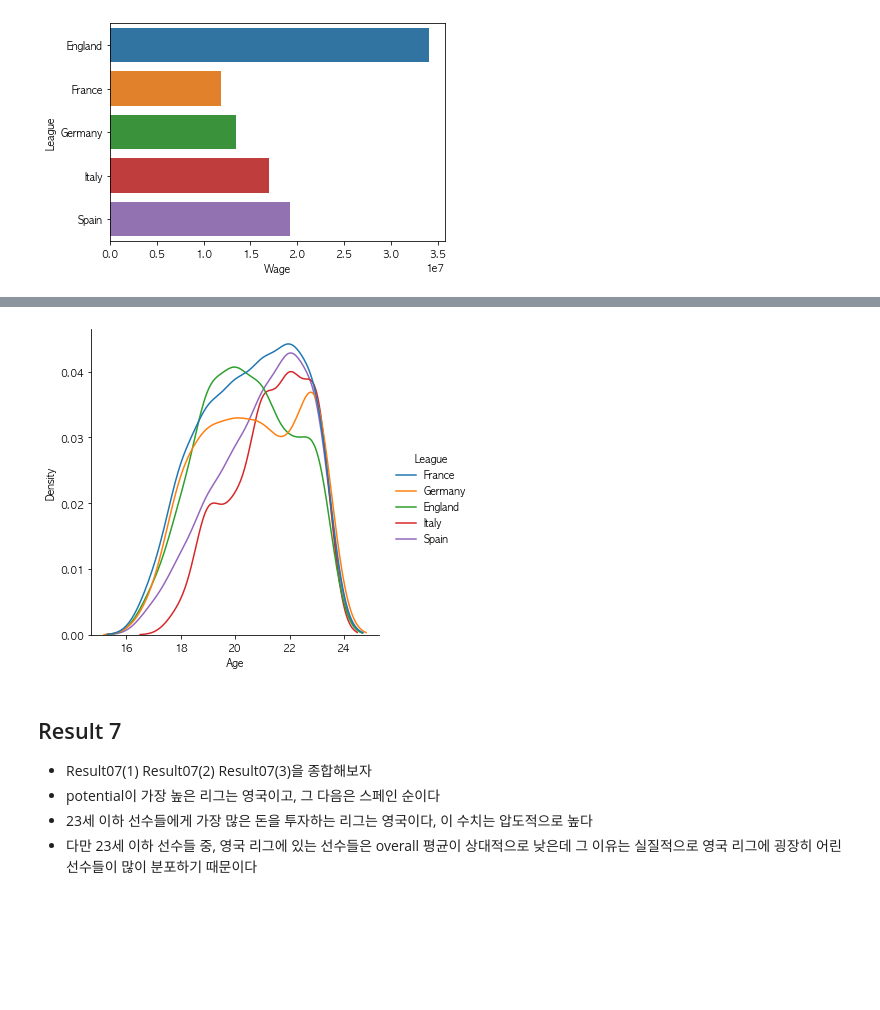
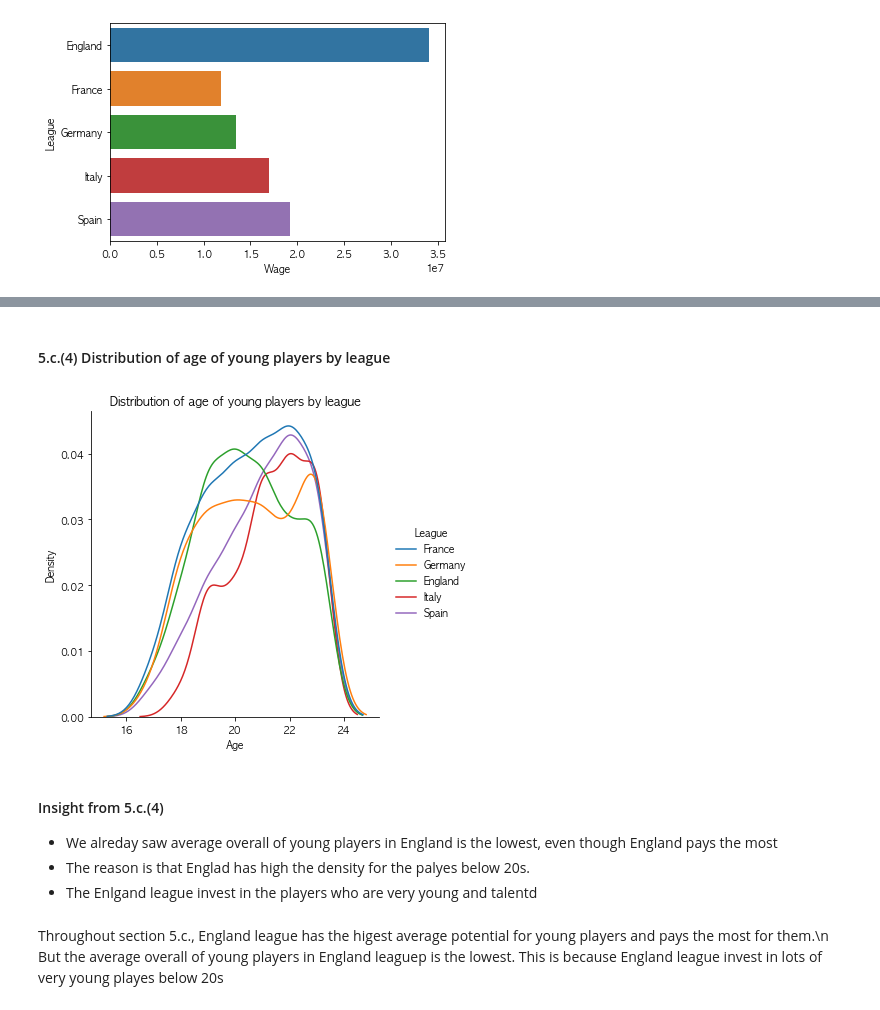
Before and after one commit to tommylee8939/TIL, a Jupyter notebook: Python/Python_data_science/FIFA2022.ipynb, the cells around one changed output, grey strips where cells are left out. Drawn from its saved outputs; the diff is of its cells as text; code cells hidden in the pictures; blank space fills up the shorter version.

```diff
--- a/Python/Python_data_science/FIFA2022.ipynb
+++ b/Python/Python_data_science/FIFA2022.ipynb
@@ -642,11 +766,13 @@ Name: Overall, dtype: float64
+# %% [markdown]
+#### 5.c.(4) Distribution of age of young players by league
 # %%
 sns.displot(fifa[(fifa['League']!='Else')&(fifa['Young Player']=='Young')],x='Age',hue='League',kind='kde')
+plt.title('Distribution of age of young players by league')
 plt.show()
 # %% [output]
-[figure, old version]
+[figure, new version]
 # %% [markdown]
-## Result 7
-- Result07(1) Result07(2) Result07(3)을 종합해보자
-- potential이 가장 높은 리그는 영국이고, 그 다음은 스페인 순이다
-- 23세 이하 선수들에게 가장 많은 돈을 투자하는 리그는 영국이다, 이 수치는 압도적으로 높다
-- 다만 23세 이하 선수들 중, 영국 리그에 있는 선수들은 overall 평균이 상대적으로 낮은데 그 이유는 실질적으로 영국 리그에 굉장히 어린 선수들이 많이 분포하기 때문이다
+#### Insight from 5.c.(4)
+- We alreday saw average overall of young players in England is the lowest, even though England pays the most
+- The reason is that Englad has high the density for the palyes below 20s.
+- The Enlgand league invest in the players who are very young and talentd
@@ -661,0 +779,2 @@ plt.show()
+# %% [markdown]
+Throughout section 5.c., England league has the higest average potential for young players and pays the most for them.\n But the average overall of young players in England leaguep is the lowest. This is because England league invest in lots of very young playes below 20s
```
Also changed, not shown: parts of 71 cells of this notebook.
